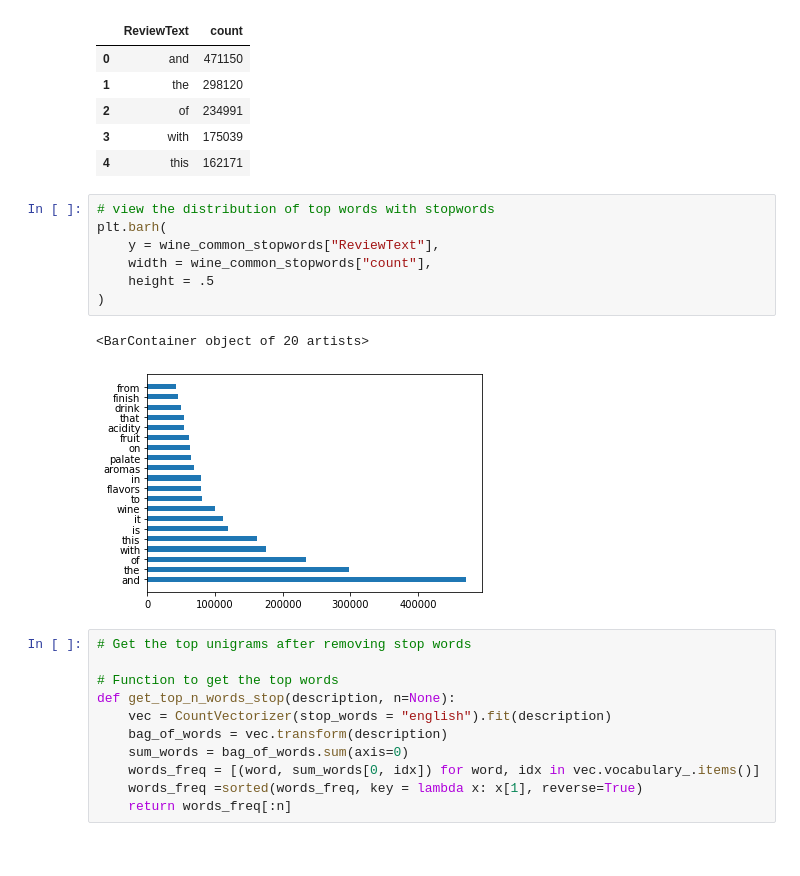
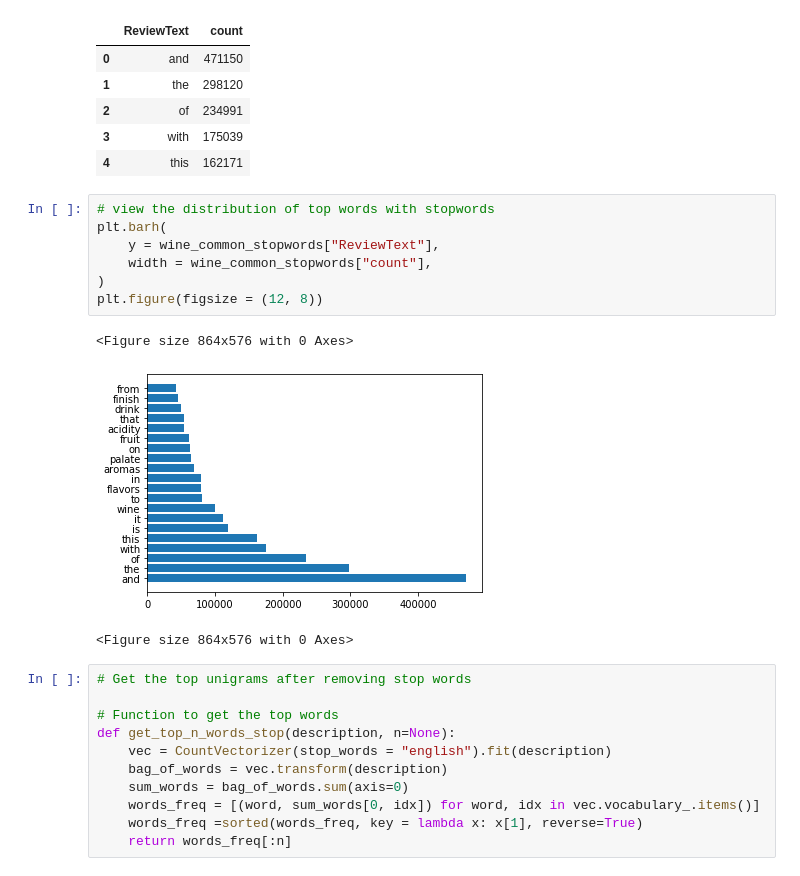
Before and after one commit to erictonian/FinalProject-WorldWineWebML, a Jupyter notebook: analysis/description_analysis.ipynb, the cells around one changed output. Drawn from its saved outputs; the diff is of its cells as text.

```diff
--- a/analysis/description_analysis.ipynb
+++ b/analysis/description_analysis.ipynb
@@ -164,13 +165,14 @@ wine_common_stopwords.head()
 # %%
 # view the distribution of top words with stopwords
 plt.barh(
     y = wine_common_stopwords["ReviewText"],
     width = wine_common_stopwords["count"],
-    height = .5
 )
+plt.figure(figsize = (12, 8))
 # %% [output]
-<BarContainer object of 20 artists>
+<Figure size 864x576 with 0 Axes>
-[figure, old version]
+[figure, new version]
+<Figure size 864x576 with 0 Axes>
 # %%
 # Get the top unigrams after removing stop words
 
```
Also changed, not shown: parts of 10 cells of this notebook, 2 other files.
